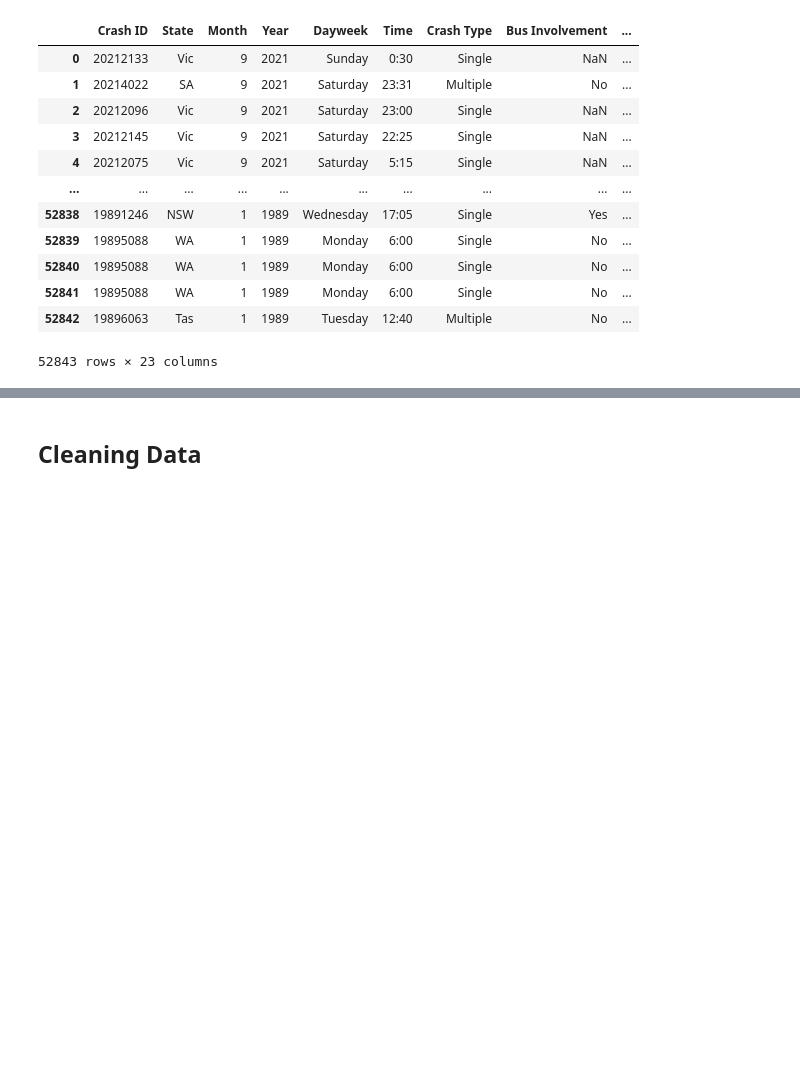
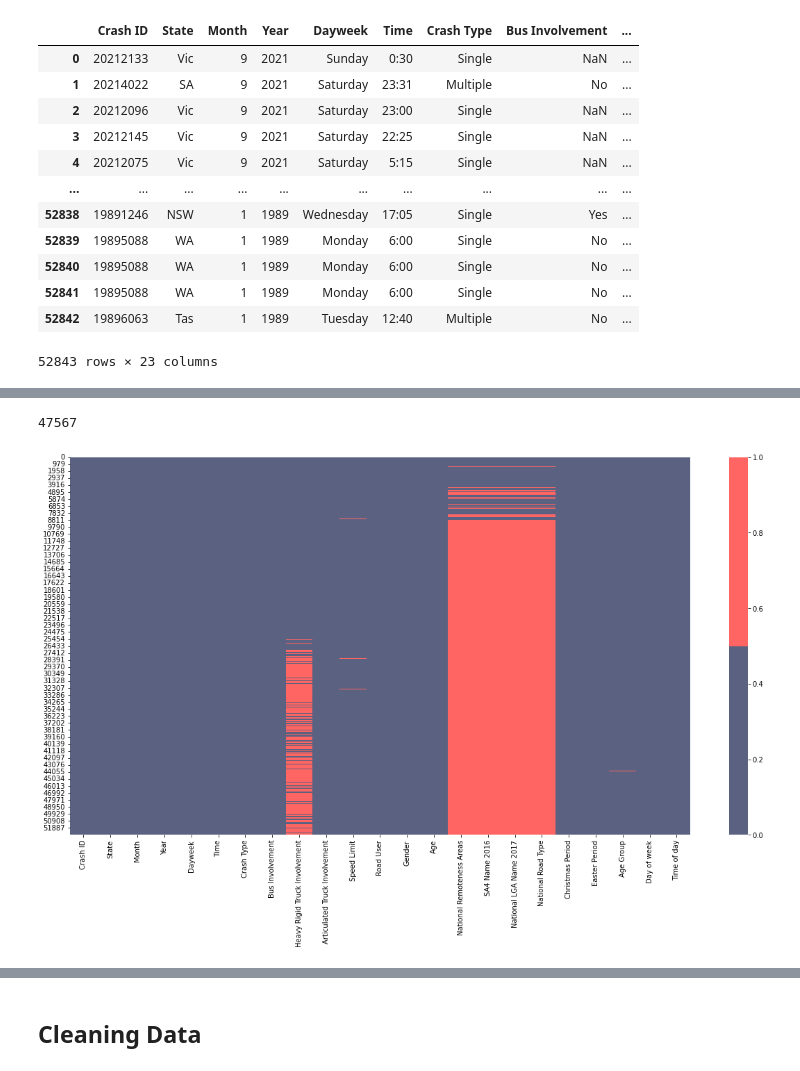
Before and after one commit to kpellas/Project_1, a Jupyter notebook: Main.ipynb, the cells around one changed output, grey strips where cells are left out. Drawn from its saved outputs; the diff is of its cells as text; code cells hidden in the pictures; blank space fills up the shorter version.

```diff
--- a/Main.ipynb
+++ b/Main.ipynb
@@ -31,0 +56,12 @@ df
+# %%
+df["Crash ID"].nunique()
+# %% [output]
+47567
+# %%
+fig, ax = plt.subplots(figsize=(20,10))
+cols = df.columns
+colours = ['#5b6180', '#FF6663']
+sns.heatmap(df[cols].isnull(), cmap=sns.color_palette(colours))
+plt.show()
+# %% [output]
+[figure, added]
```
Also changed, not shown: parts of 3 cells of this notebook.
